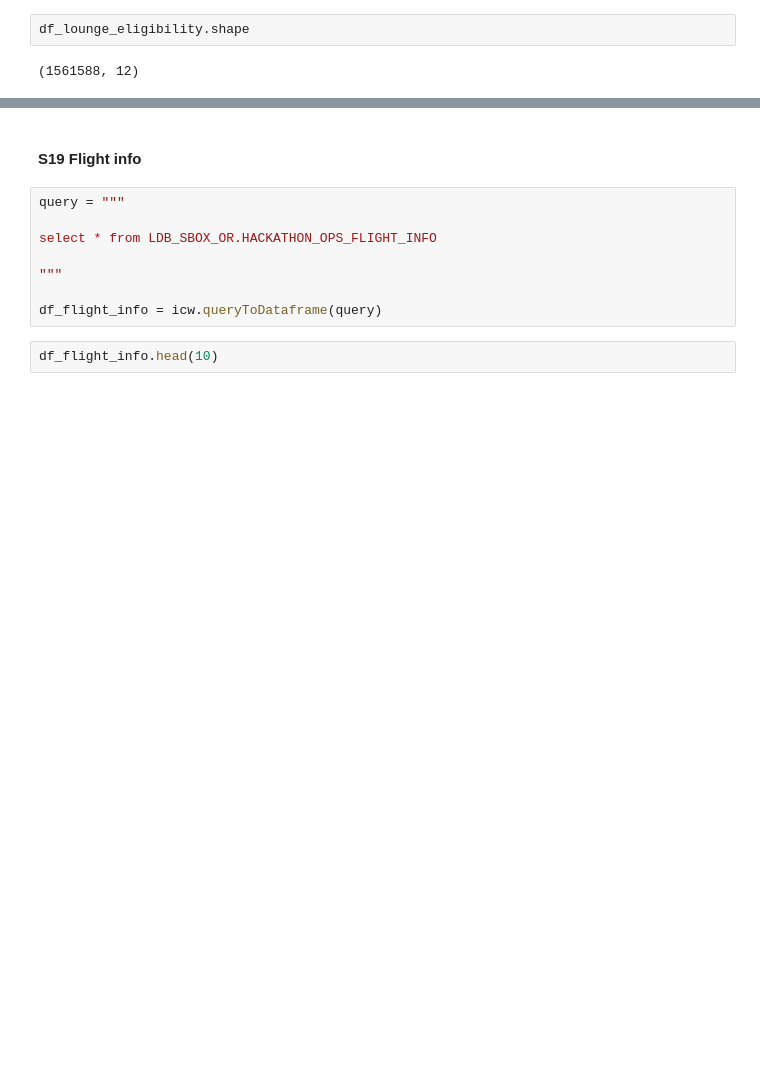
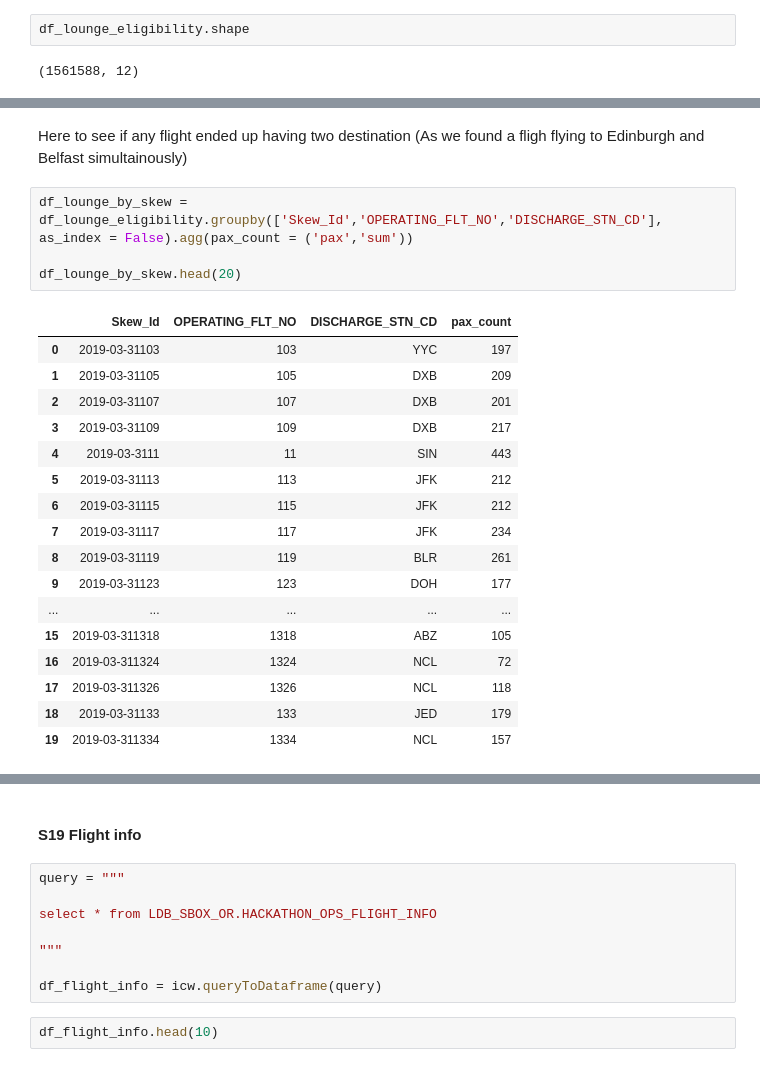
Before and after one commit to IanMaHKG-BA/Hackathon_Team_1, a Jupyter notebook: Ops Hackathon Starter Code_Ian.ipynb, the cells around one changed output, grey strips where cells are left out. Cells and saved outputs as stored; diff of their text form; blank space fills up the shorter version.

```diff
--- a/Ops Hackathon Starter Code_Ian.ipynb
+++ b/Ops Hackathon Starter Code_Ian.ipynb
@@ -81,3 +81,27 @@ df_lounge_eligibility[mask]
 | 52705 | 2019-09-12253 | BA | 253 | 2019-09-12 | LHR | GCM | ... |
 | 54433 | 2019-09-12253 | BA | 253 | 2019-09-12 | LHR | GCM | ... |
 | 55009 | 2019-09-12253 | BA | 253 | 2019-09-12 | LHR | GCM | ... |
+# %% [markdown]
+Here to see if any flight ended up having two destination (As we found a fligh flying to Edinburgh and Belfast simultainously)
+# %%
+df_lounge_by_skew = df_lounge_eligibility.groupby(['Skew_Id','OPERATING_FLT_NO','DISCHARGE_STN_CD'], as_index = False).agg(pax_count = ('pax','sum'))
+
+df_lounge_by_skew.head(20)
+# %% [output]
+|  | Skew_Id | OPERATING_FLT_NO | DISCHARGE_STN_CD | pax_count |
+| 0 | 2019-03-31103 | 103 | YYC | 197 |
+| 1 | 2019-03-31105 | 105 | DXB | 209 |
+| 2 | 2019-03-31107 | 107 | DXB | 201 |
+| 3 | 2019-03-31109 | 109 | DXB | 217 |
+| 4 | 2019-03-3111 | 11 | SIN | 443 |
+| 5 | 2019-03-31113 | 113 | JFK | 212 |
+| 6 | 2019-03-31115 | 115 | JFK | 212 |
+| 7 | 2019-03-31117 | 117 | JFK | 234 |
+| 8 | 2019-03-31119 | 119 | BLR | 261 |
+| 9 | 2019-03-31123 | 123 | DOH | 177 |
+| ... | ... | ... | ... | ... |
+| 15 | 2019-03-311318 | 1318 | ABZ | 105 |
+| 16 | 2019-03-311324 | 1324 | NCL | 72 |
+| 17 | 2019-03-311326 | 1326 | NCL | 118 |
+| 18 | 2019-03-31133 | 133 | JED | 179 |
+| 19 | 2019-03-311334 | 1334 | NCL | 157 |
```
Also changed, not shown: parts of 20 cells of this notebook, 1 other file.
